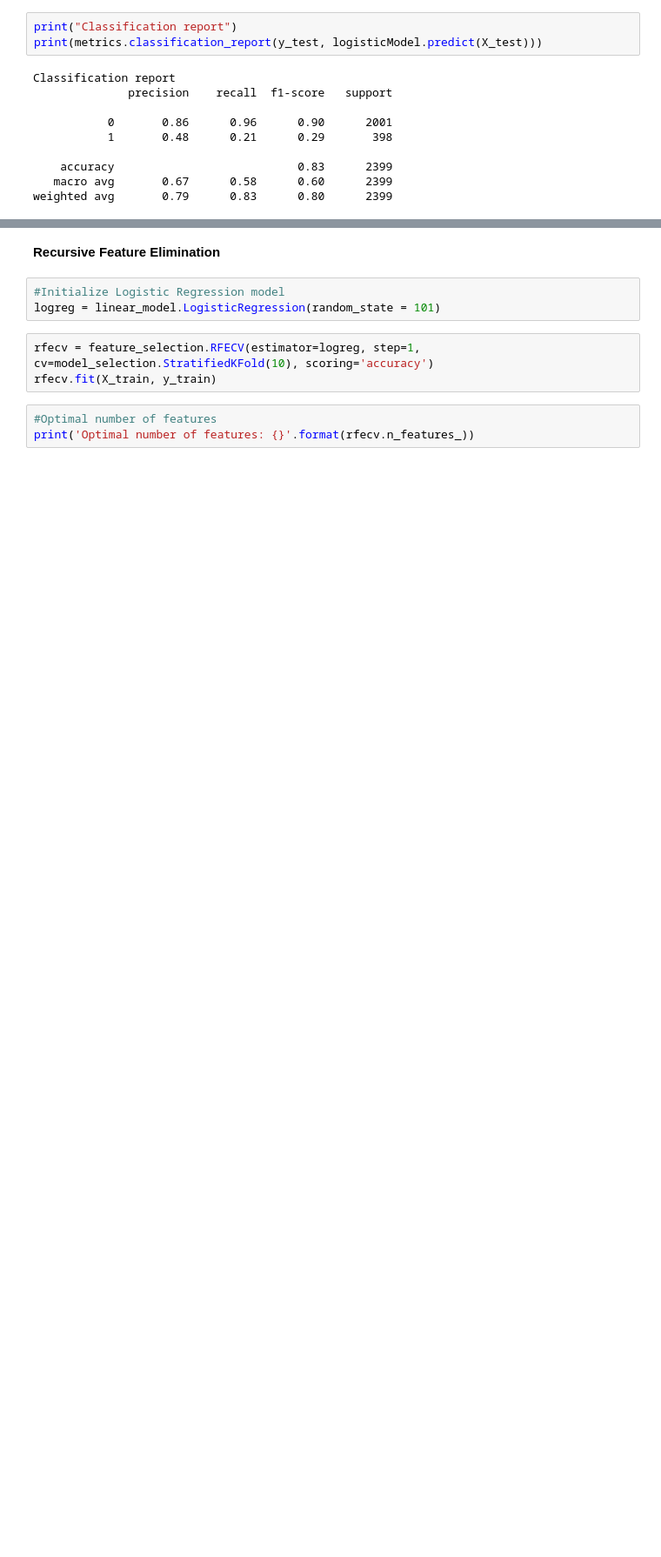
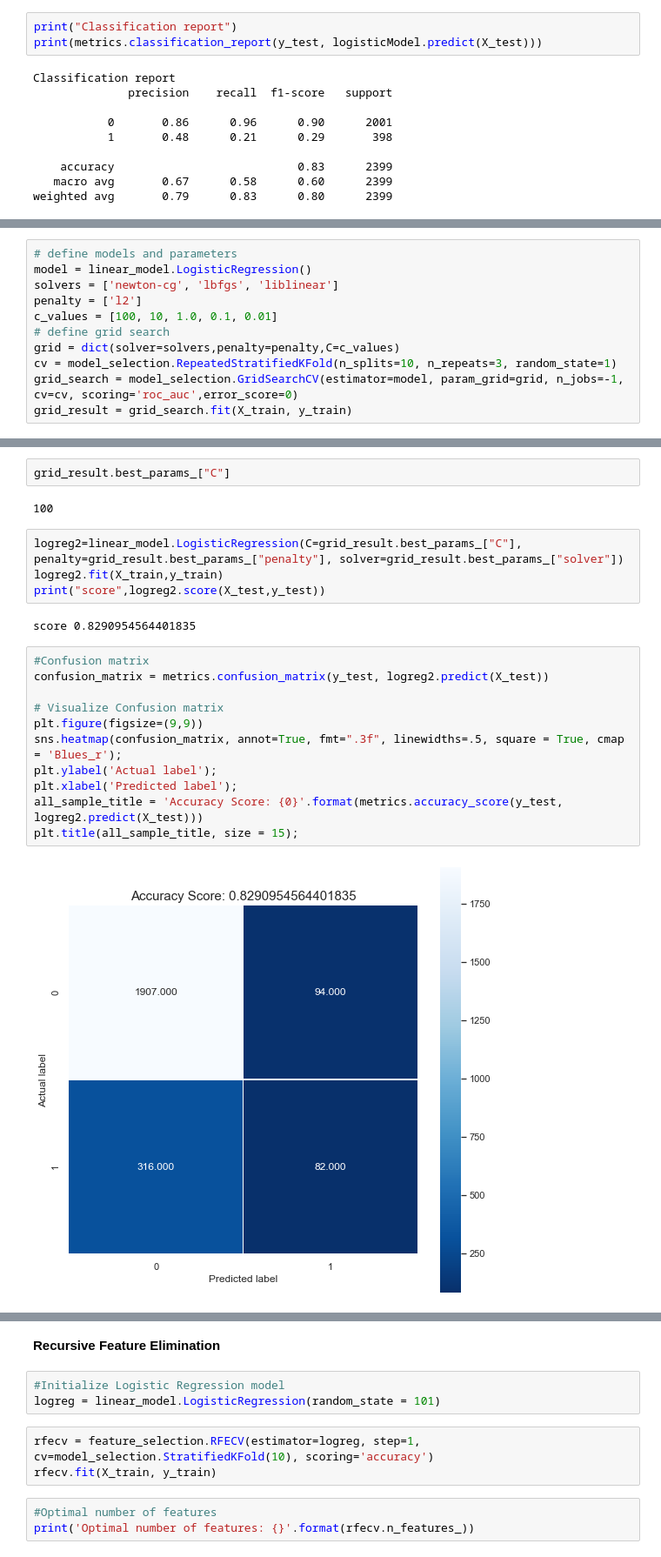
Before and after one commit to ankurdhamija83/Data-Science-Portfolio, a Jupyter notebook: Applied-ML-Models/HR-Analytics/HR-Analytics.ipynb, the cells around one changed output, grey strips where cells are left out. Shown at 87% size. Cells and saved outputs as stored; diff of their text form; blank space fills up the shorter version.

```diff
--- a/Applied-ML-Models/HR-Analytics/HR-Analytics.ipynb
+++ b/Applied-ML-Models/HR-Analytics/HR-Analytics.ipynb
@@ -711,0 +845,11 @@ weighted avg       0.79      0.83      0.80      2399
+# %%
+# define models and parameters
+model = linear_model.LogisticRegression()
+solvers = ['newton-cg', 'lbfgs', 'liblinear']
+penalty = ['l2']
+c_values = [100, 10, 1.0, 0.1, 0.01]
+# define grid search
+grid = dict(solver=solvers,penalty=penalty,C=c_values)
+cv = model_selection.RepeatedStratifiedKFold(n_splits=10, n_repeats=3, random_state=1)
+grid_search = model_selection.GridSearchCV(estimator=model, param_grid=grid, n_jobs=-1, cv=cv, scoring='roc_auc',error_score=0)
+grid_result = grid_search.fit(X_train, y_train)
@@ -711,0 +883,23 @@ weighted avg       0.79      0.83      0.80      2399
+# %%
+grid_result.best_params_["C"]
+# %% [output]
+100
+# %%
+logreg2=linear_model.LogisticRegression(C=grid_result.best_params_["C"], penalty=grid_result.best_params_["penalty"], solver=grid_result.best_params_["solver"])
+logreg2.fit(X_train,y_train)
+print("score",logreg2.score(X_test,y_test))
+# %% [output]
+score 0.8290954564401835
+# %%
+#Confusion matrix
+confusion_matrix = metrics.confusion_matrix(y_test, logreg2.predict(X_test))
+
+# Visualize Confusion matrix
+plt.figure(figsize=(9,9))
+sns.heatmap(confusion_matrix, annot=True, fmt=".3f", linewidths=.5, square = True, cmap = 'Blues_r');
+plt.ylabel('Actual label');
+plt.xlabel('Predicted label');
+all_sample_title = 'Accuracy Score: {0}'.format(metrics.accuracy_score(y_test, logreg2.predict(X_test)))
+plt.title(all_sample_title, size = 15);
+# %% [output]
+[figure, added]
```
Also changed, not shown: parts of 42 cells of this notebook.
